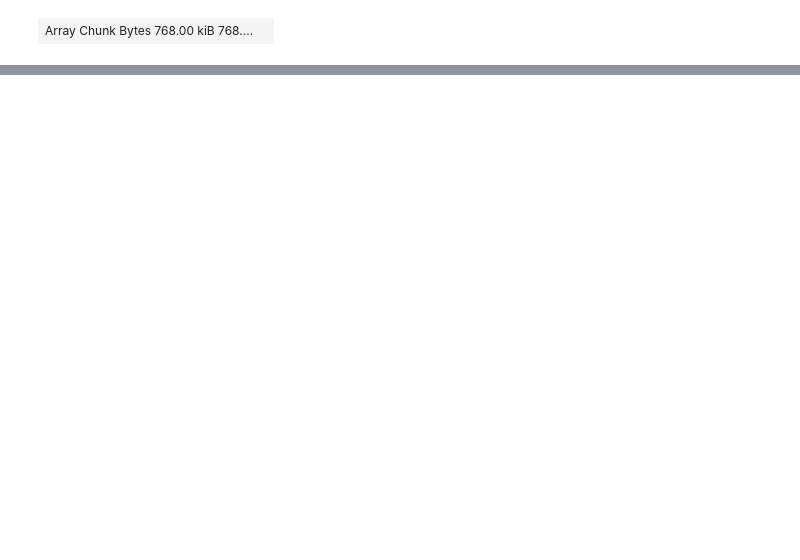
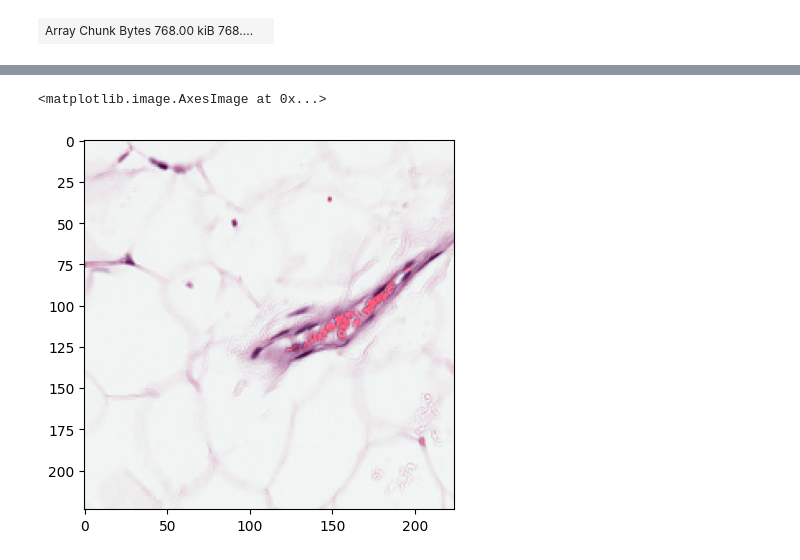
Before and after one commit to georg-wolflein/shiprec, a Jupyter notebook: scratch.ipynb, the cells around one changed output, grey strips where cells are left out. Drawn from its saved outputs; the diff is of its cells as text; code cells hidden in the pictures; blank space fills up the shorter version.

```diff
--- a/scratch.ipynb
+++ b/scratch.ipynb
@@ -281,0 +64,4 @@ img = result.compute()
+# %%
+(patches, patch_coords) = client.persist((patches, patch_coords))
+tqdm_dask(patches)
+patches
@@ -281,0 +70,4 @@ img = result.compute()
+# %%
+patches.compute_chunk_sizes()
+patches = patches.rechunk((256, 224, 224, 3))
+patches
@@ -281,0 +76,7 @@ img = result.compute()
+# %%
+from shiprec.macenko.dask import DaskMacenkoNormalizer
+normalizer = DaskMacenkoNormalizer(exact=True)
+normalizer.fit(target)
+normalized = normalizer.normalize_flattened_image(patches.reshape(-1, 3))
+normalized = normalized.reshape(patches.shape)
+normalized
@@ -281,0 +85,3 @@ img = result.compute()
+# %%
+normalized = normalized.persist()
+tqdm_dask(normalized, desc="Performing Macenko normalization")
@@ -281,0 +108,5 @@ img = result.compute()
+# %%
+plt.imshow(normalized[50].compute())
+# %% [output]
+<matplotlib.image.AxesImage at 0x...>
+[figure, added]
```
Also changed, not shown: parts of 15 cells of this notebook, 5 other files.
